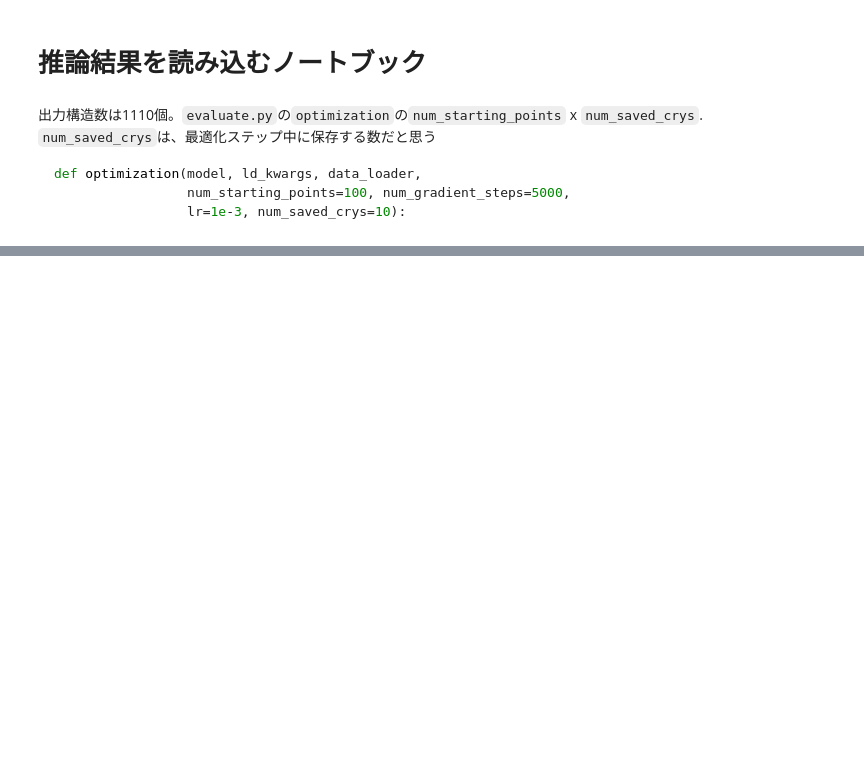
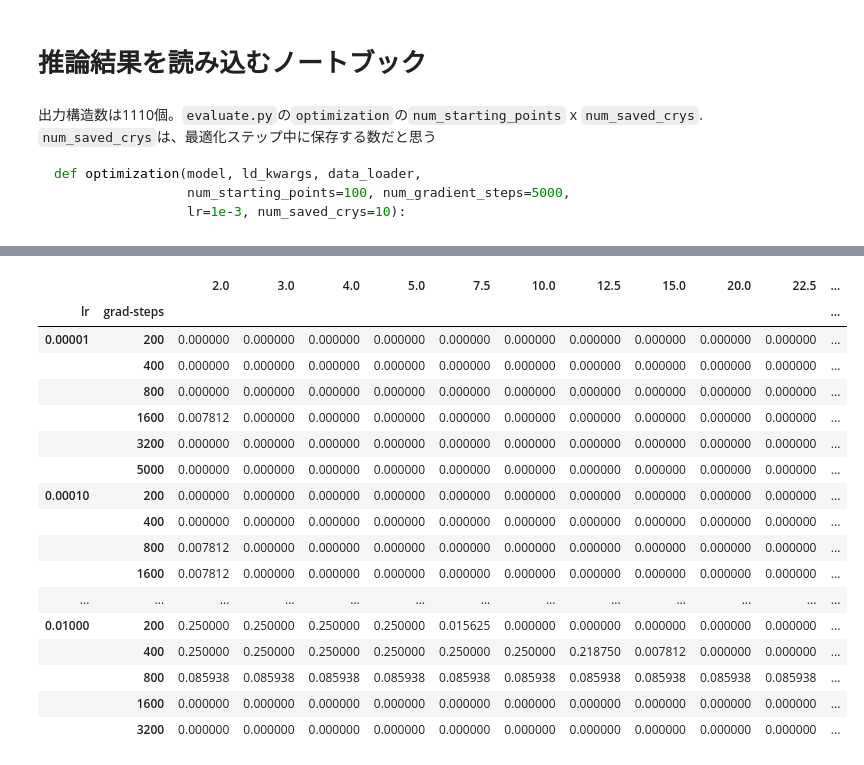
Before and after one commit to AkiraTOSEI/cdvae_comparison, a Jupyter notebook: notebooks/analysis/read_predictions.ipynb, the cells around one changed output, grey strips where cells are left out. Saved outputs shown, nothing was run; the diff lists cells and outputs as text; code cells hidden in the pictures; blank space fills up the shorter version.

```diff
--- a/notebooks/analysis/read_predictions.ipynb
+++ b/notebooks/analysis/read_predictions.ipynb
@@ -55,0 +43,41 @@ tensor([ -9.3776,  -9.0939,  -9.2362,  -9.0871,  -9.1140,  -9.4538,  -8.0861,
+# %%
+raw_result_dict_list = []
+decoded_result_dict_list = []
+for pred_path in glob.glob('/home/fujii/cdvae_comparison/hydra/singlerun/2025-04-15/supercon/eval_opt_supercon__*.pt'):
+    d = torch.load(pred_path)
+
+    # ファイル名から学習率などを取得
+    tag_dict = {}
+    tag_name_list = ['lr','bg','grad-steps']
+    for tag_data in os.path.basename(pred_path).split("__"):
+        for tag_name in tag_name_list:
+            if tag_data.startswith(tag_name):
+                if tag_name == 'grad-steps':
+                    tag_dict[tag_name] = int(tag_data.replace(tag_name,"").replace('.pt',''))
+                elif tag_data.startswith('bg') or tag_data.startswith('eval_opt_supercon'):
+                    pass
+                else:
+                    tag_dict[tag_name] = float(tag_data.replace(tag_name,"").replace('.pt',''))
+
+    assert np.array(d['prediction_decoded']).shape[0] == np.array(d['prediction_matched']).shape[0]
+
+    # 最適化直後のzから得た予測値
+    raw_z_pred = np.array(d['prediction_matched']).squeeze()
+    ## 128になるまで、np.nanを追加する
+    if raw_z_pred.shape[0] < 128:
+        raw_z_pred = np.concatenate([raw_z_pred, np.full((128 - raw_z_pred.shape[0]), np.nan)], axis=0)
+    # 最適化後のzをdenoise-> crystal -> encode -> zで得た予測値
+    decoded_z_pred = np.array(d['prediction_decoded']).squeeze()
+    ## 128になるまで、np.nanを追加する
+    if decoded_z_pred.shape[0] < 128:
+        decoded_z_pred = np.concatenate([decoded_z_pred, np.full((128 - decoded_z_pred.shape[0]), np.nan)], axis=0)
+    raw_result_dict = copy.deepcopy(tag_dict)
+    decoded_result_dict =  copy.deepcopy(tag_dict)
+    for tc in [2., 3., 4., 5., 7.5, 10., 12.5, 15., 20., 22.5, 25., 30., 40., 50.]:
+        raw_result_dict[tc] = (raw_z_pred >tc).sum()/raw_z_pred.shape[0]
+        decoded_result_dict[tc] = (decoded_z_pred >tc).sum()/decoded_z_pred.shape[0]
+    raw_result_dict_list.append(raw_result_dict)
+    decoded_result_dict_list.append(decoded_result_dict)
+
+    if pd.DataFrame(decoded_z_pred).max().values > 2:
+        display(pd.DataFrame(decoded_z_pred)[(pd.DataFrame(decoded_z_pred)>30).values])
@@ -55,0 +104,23 @@ tensor([ -9.3776,  -9.0939,  -9.2362,  -9.0871,  -9.1140,  -9.4538,  -8.0861,
+# %%
+raw_df = pd.DataFrame(raw_result_dict_list).set_index(['lr','grad-steps']).sort_index()
+raw_df.to_csv(os.path.join(result_dir, 'raw_result.csv'))
+raw_df
+# %% [output]
+|  |  | 2.0 | 3.0 | 4.0 | 5.0 | 7.5 | 10.0 | 12.5 | 15.0 | 20.0 | 22.5 | ... |
+| lr | grad-steps |  |  |  |  |  |  |  |  |  |  | ... |
+| 0.00001 | 200 | 0.000000 | 0.000000 | 0.000000 | 0.000000 | 0.000000 | 0.000000 | 0.000000 | 0.000000 | 0.000000 | 0.000000 | ... |
+|  | 400 | 0.000000 | 0.000000 | 0.000000 | 0.000000 | 0.000000 | 0.000000 | 0.000000 | 0.000000 | 0.000000 | 0.000000 | ... |
+|  | 800 | 0.000000 | 0.000000 | 0.000000 | 0.000000 | 0.000000 | 0.000000 | 0.000000 | 0.000000 | 0.000000 | 0.000000 | ... |
+|  | 1600 | 0.007812 | 0.000000 | 0.000000 | 0.000000 | 0.000000 | 0.000000 | 0.000000 | 0.000000 | 0.000000 | 0.000000 | ... |
+|  | 3200 | 0.000000 | 0.000000 | 0.000000 | 0.000000 | 0.000000 | 0.000000 | 0.000000 | 0.000000 | 0.000000 | 0.000000 | ... |
+|  | 5000 | 0.000000 | 0.000000 | 0.000000 | 0.000000 | 0.000000 | 0.000000 | 0.000000 | 0.000000 | 0.000000 | 0.000000 | ... |
+| 0.00010 | 200 | 0.000000 | 0.000000 | 0.000000 | 0.000000 | 0.000000 | 0.000000 | 0.000000 | 0.000000 | 0.000000 | 0.000000 | ... |
+|  | 400 | 0.000000 | 0.000000 | 0.000000 | 0.000000 | 0.000000 | 0.000000 | 0.000000 | 0.000000 | 0.000000 | 0.000000 | ... |
+|  | 800 | 0.007812 | 0.000000 | 0.000000 | 0.000000 | 0.000000 | 0.000000 | 0.000000 | 0.000000 | 0.000000 | 0.000000 | ... |
+|  | 1600 | 0.007812 | 0.000000 | 0.000000 | 0.000000 | 0.000000 | 0.000000 | 0.000000 | 0.000000 | 0.000000 | 0.000000 | ... |
+| ... | ... | ... | ... | ... | ... | ... | ... | ... | ... | ... | ... | ... |
+| 0.01000 | 200 | 0.250000 | 0.250000 | 0.250000 | 0.250000 | 0.015625 | 0.000000 | 0.000000 | 0.000000 | 0.000000 | 0.000000 | ... |
+|  | 400 | 0.250000 | 0.250000 | 0.250000 | 0.250000 | 0.250000 | 0.250000 | 0.218750 | 0.007812 | 0.000000 | 0.000000 | ... |
+|  | 800 | 0.085938 | 0.085938 | 0.085938 | 0.085938 | 0.085938 | 0.085938 | 0.085938 | 0.085938 | 0.085938 | 0.085938 | ... |
+|  | 1600 | 0.000000 | 0.000000 | 0.000000 | 0.000000 | 0.000000 | 0.000000 | 0.000000 | 0.000000 | 0.000000 | 0.000000 | ... |
+|  | 3200 | 0.000000 | 0.000000 | 0.000000 | 0.000000 | 0.000000 | 0.000000 | 0.000000 | 0.000000 | 0.000000 | 0.000000 | ... |
```
Also changed, not shown: parts of 14 cells of this notebook, 1 other file.
